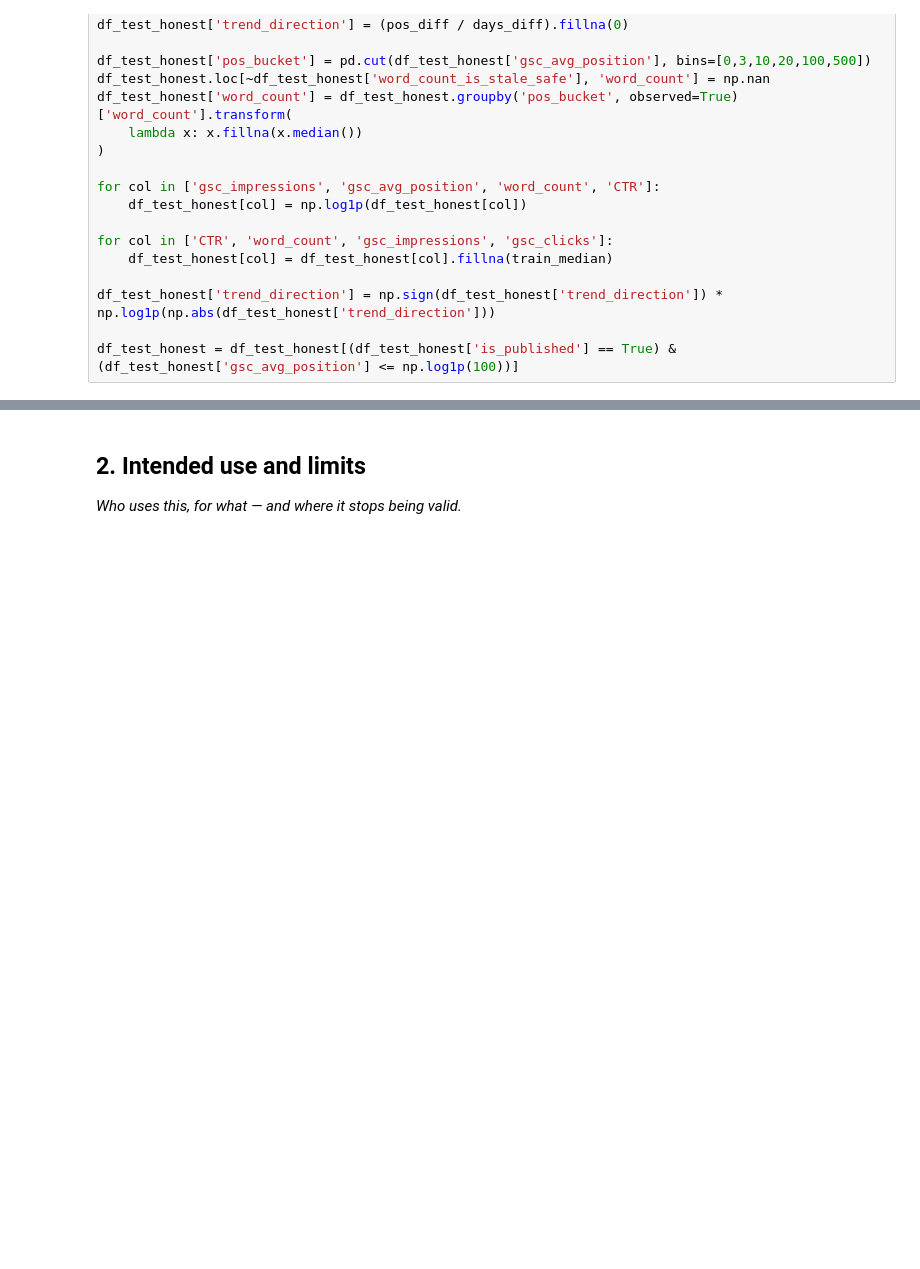
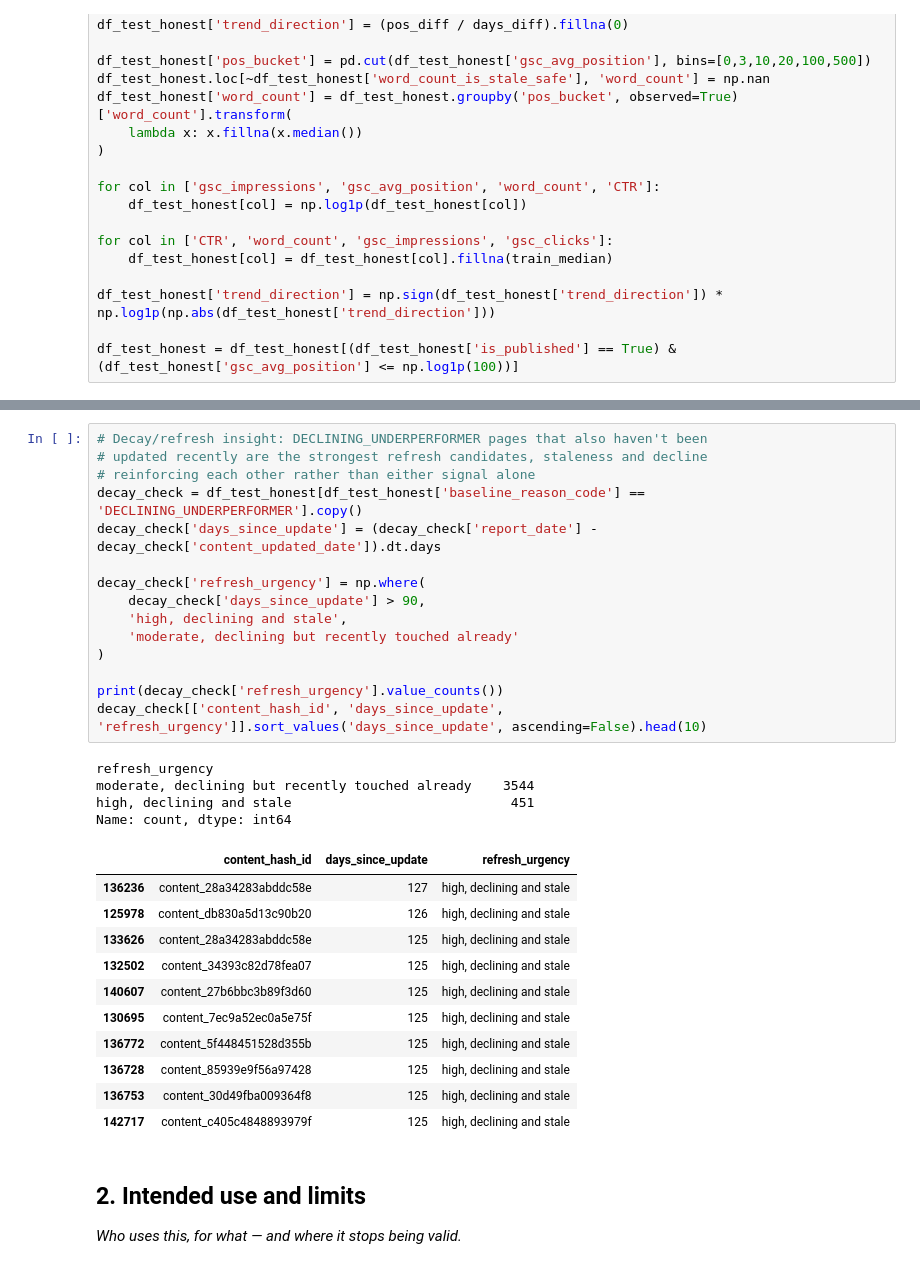
Before and after one commit to ocedev112/flyrank_oce_dev, a Jupyter notebook: work/notebooks/w07_action_playbook.ipynb, the cells around one changed output, grey strips where cells are left out. Cells and saved outputs as stored; diff of their text form; blank space fills up the shorter version.

```diff
--- a/work/notebooks/w07_action_playbook.ipynb
+++ b/work/notebooks/w07_action_playbook.ipynb
@@ -320,3 +338,34 @@ queue.head(20)
+# %%
+# Decay/refresh insight: DECLINING_UNDERPERFORMER pages that also haven't been
+# updated recently are the strongest refresh candidates, staleness and decline
+# reinforcing each other rather than either signal alone
+decay_check = df_test_honest[df_test_honest['baseline_reason_code'] == 'DECLINING_UNDERPERFORMER'].copy()
+decay_check['days_since_update'] = (decay_check['report_date'] - decay_check['content_updated_date']).dt.days
+
+decay_check['refresh_urgency'] = np.where(
+    decay_check['days_since_update'] > 90,
+    'high, declining and stale',
+    'moderate, declining but recently touched already'
+)
+
+print(decay_check['refresh_urgency'].value_counts())
+decay_check[['content_hash_id', 'days_since_update', 'refresh_urgency']].sort_values('days_since_update', ascending=False).head(10)
+# %% [output]
+refresh_urgency
+moderate, declining but recently touched already    3544
+high, declining and stale                            451
+Name: count, dtype: int64
+|  | content_hash_id | days_since_update | refresh_urgency |
+| 136236 | content_28a34283abddc58e | 127 | high, declining and stale |
+| 125978 | content_db830a5d13c90b20 | 126 | high, declining and stale |
+| 133626 | content_28a34283abddc58e | 125 | high, declining and stale |
+| 132502 | content_34393c82d78fea07 | 125 | high, declining and stale |
+| 140607 | content_27b6bbc3b89f3d60 | 125 | high, declining and stale |
+| 130695 | content_7ec9a52ec0a5e75f | 125 | high, declining and stale |
+| 136772 | content_5f448451528d355b | 125 | high, declining and stale |
+| 136728 | content_85939e9f56a97428 | 125 | high, declining and stale |
+| 136753 | content_30d49fba009364f8 | 125 | high, declining and stale |
+| 142717 | content_c405c4848893979f | 125 | high, declining and stale |
 # %% [markdown]
 ## 2. Intended use and limits
 
```
Also changed, not shown: parts of 12 cells of this notebook.
